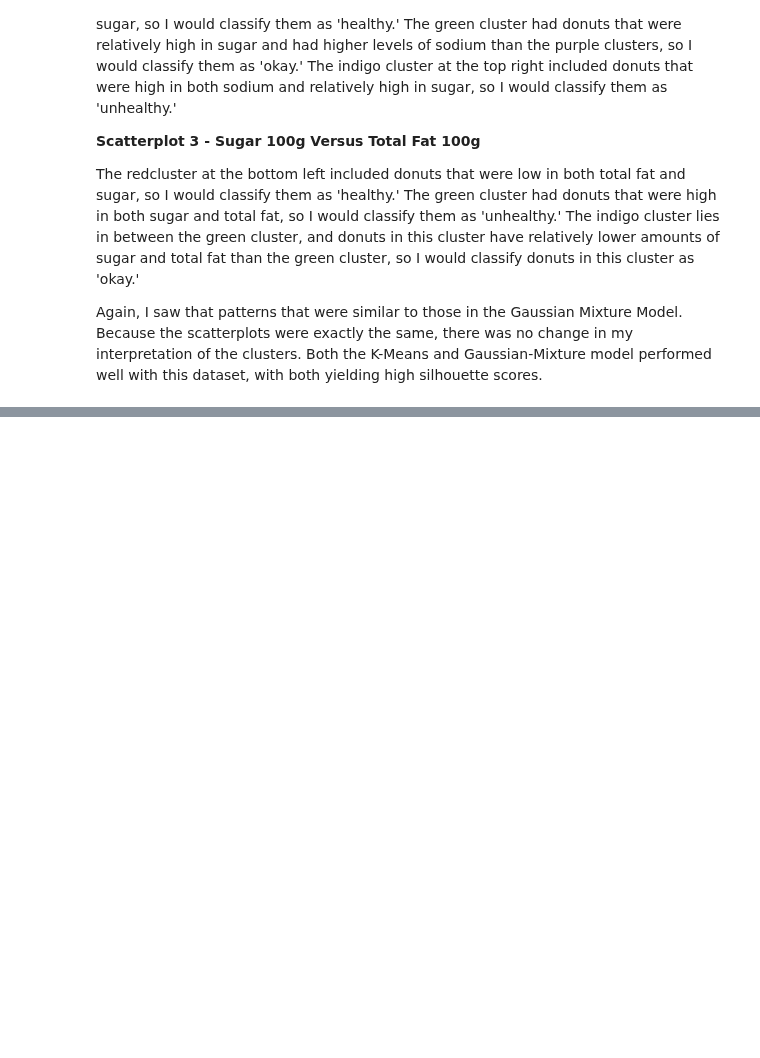
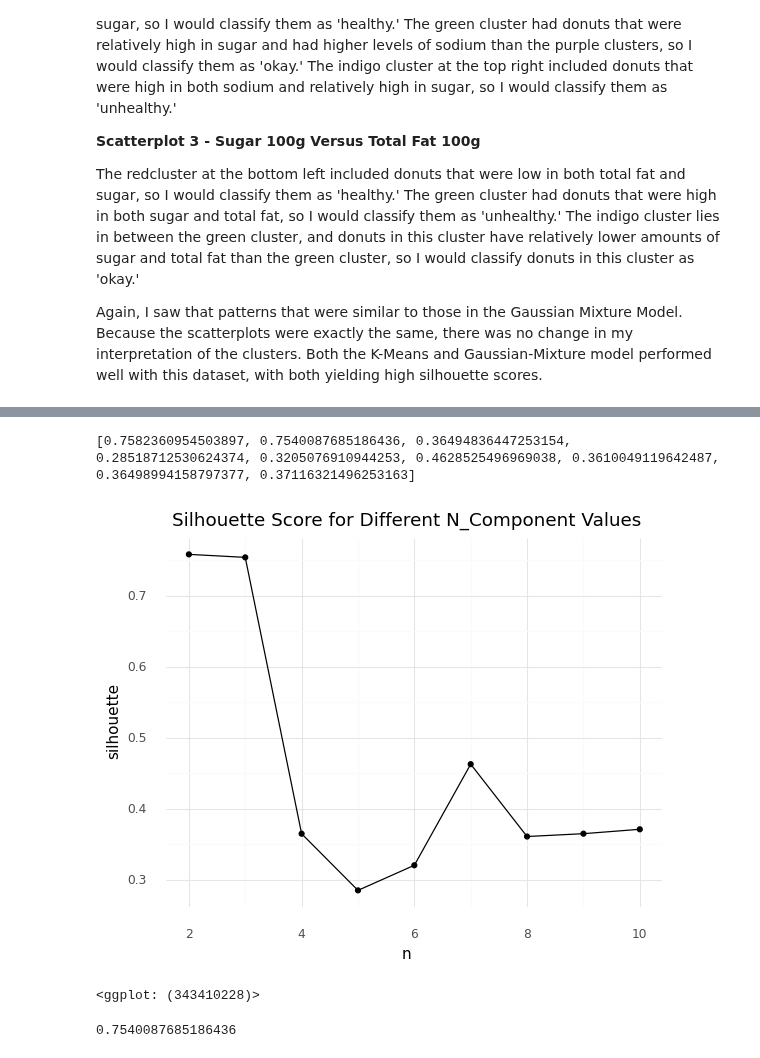
Before and after one commit to min-is/Chapman-University, a Jupyter notebook: CPSC 392 - Data Science/Projects/Min - Project 2.ipynb, the cells around one changed output, grey strips where cells are left out. Saved outputs shown, nothing was run; the diff lists cells and outputs as text; code cells hidden in the pictures; blank space fills up the shorter version.

```diff
--- a/CPSC 392 - Data Science/Projects/Min - Project 2.ipynb
+++ b/CPSC 392 - Data Science/Projects/Min - Project 2.ipynb
@@ -278,0 +283,49 @@ Again, I saw that patterns that were similar to those in the Gaussian Mixture Mo
+# %%
+# EM Model with Saturated Fat 100g
+
+# selecting features from dataset
+features = ['Sodium_100g', 'Total_Fat_100g', 'Sugar_100g', 'Saturated_Fat_100g']
+
+X = df[features]
+
+# z-scoring features
+z = StandardScaler()
+X[features] = z.fit_transform(X)
+Xdf = X
+
+# running a loop to determine the best n_components value
+sils = []
+n_components = [2,3,4,5,6,7,8,9,10]
+
+for n in n_components:
+    gmm = GaussianMixture(n_components = n)
+    gmm.fit(X)
+    pred = gmm.predict(X)
+
+    sils.append(silhouette_score(X, pred))
+
+print(sils)
+
+# storing silhouette and n_component values to dataframe
+sils_df = pd.DataFrame({"n": n_components,
+                      "silhouette": sils})
+
+# plotting dataframe
+(ggplot(sils_df, aes(x = "n", y = "silhouette")) + geom_point() +
+geom_line() +
+theme_minimal() +
+labs(title = "Silhouette Score for Different N_Component Values"))
+# %% [output]
+[0.7582360954503897, 0.7540087685186436, 0.36494836447253154, 0.28518712530624374, 0.3205076910944253, 0.4628525496969038, 0.3610049119642487, 0.36498994158797377, 0.37116321496253163]
+[figure, added]
+<ggplot: (343410228)>
+# %%
+# running Gaussian Mixture Model
+EM = GaussianMixture(n_components = 3)
+EM.fit(X)
+cluster = EM.predict(X)
+
+# silhouette score
+print(silhouette_score(X, cluster))
+# %% [output]
+0.7540087685186436
```
Also changed, not shown: parts of 1 cell of this notebook.
